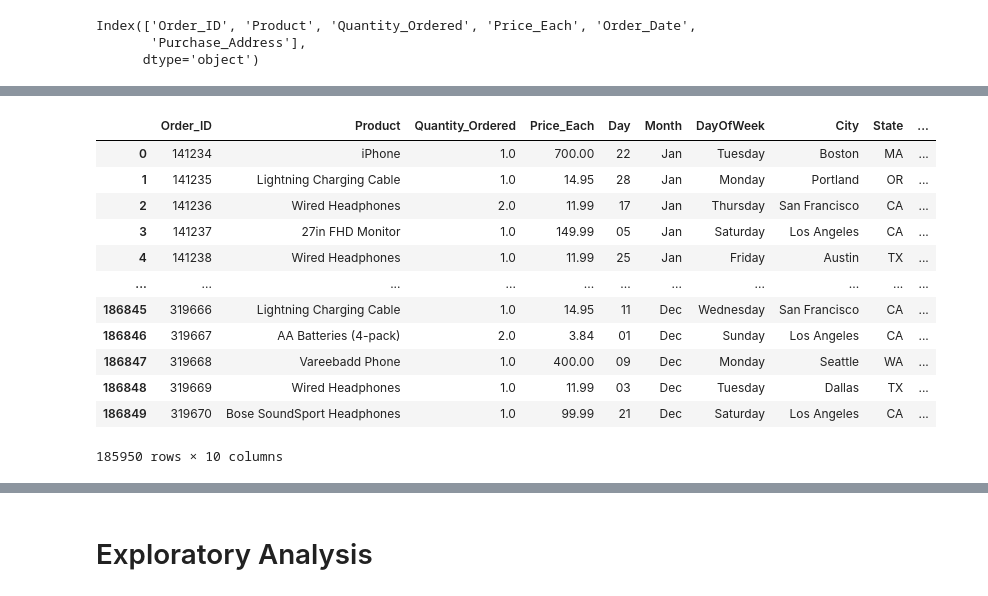
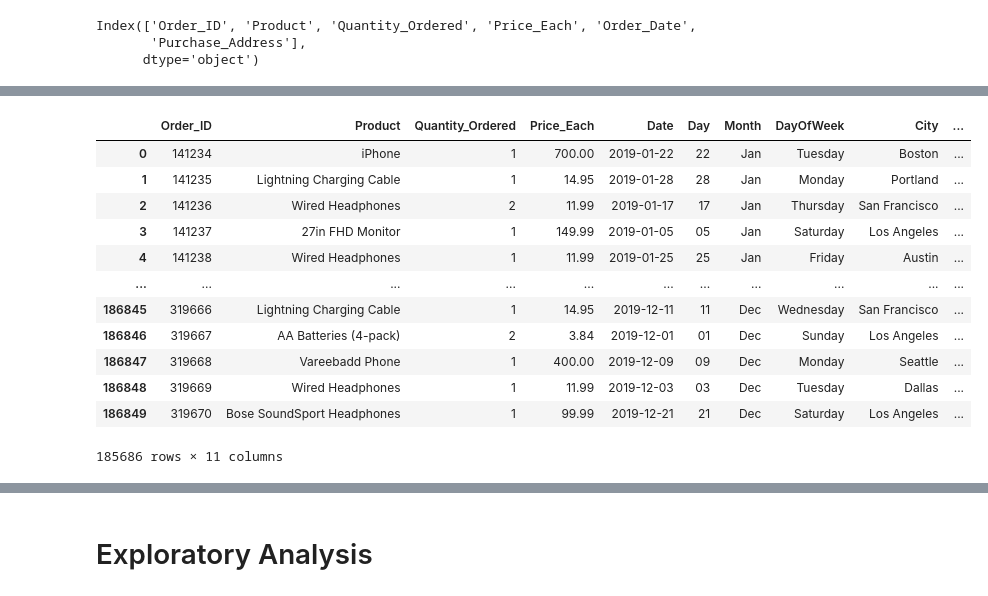
Before and after one commit to AdhamAlQatawy/ElectronicStoreAnalysis, a Jupyter notebook: SalesNoteBook.ipynb, the cells around one changed output, grey strips where cells are left out. Saved outputs shown, nothing was run; the diff lists cells and outputs as text; code cells hidden in the pictures.

```diff
--- a/SalesNoteBook.ipynb
+++ b/SalesNoteBook.ipynb
@@ -182,0 +203,2 @@ df_modified.query("Product == 'Product'")
+# %%
+df_modified.drop_duplicates(inplace=True)
@@ -359,7 +369,7 @@ ME     2455
 Name: State, dtype: int64
 # %%
 # Getting the total price for each order
-df_modified['Total_Price'] = df_modified['Quantity_Ordered']* df_modified['Price_Each']
+df_modified['Sales'] = df_modified['Quantity_Ordered']* df_modified['Price_Each']
 df_modified
 # %% [output]
 |  | Order_ID | Product | Quantity_Ordered | Price_Each | Order_Date | Purchase_Address | Date | Day | ... |
@@ -378,18 +388,18 @@ df_modified
 # %%
 # Dropping order_date and address columns
-df_modified.drop(columns=['Order_Date', 'Purchase_Address', 'Date'], inplace=True)
+df_modified.drop(columns=['Order_Date', 'Purchase_Address'], inplace=True)
 df_modified
 # %% [output]
-|  | Order_ID | Product | Quantity_Ordered | Price_Each | Day | Month | DayOfWeek | City | State | ... |
-| 0 | 141234 | iPhone | 1.0 | 700.00 | 22 | Jan | Tuesday | Boston | MA | ... |
-| 1 | 141235 | Lightning Charging Cable | 1.0 | 14.95 | 28 | Jan | Monday | Portland | OR | ... |
-| 2 | 141236 | Wired Headphones | 2.0 | 11.99 | 17 | Jan | Thursday | San Francisco | CA | ... |
-| 3 | 141237 | 27in FHD Monitor | 1.0 | 149.99 | 05 | Jan | Saturday | Los Angeles | CA | ... |
-| 4 | 141238 | Wired Headphones | 1.0 | 11.99 | 25 | Jan | Friday | Austin | TX | ... |
+|  | Order_ID | Product | Quantity_Ordered | Price_Each | Date | Day | Month | DayOfWeek | City | ... |
+| 0 | 141234 | iPhone | 1 | 700.00 | 2019-01-22 | 22 | Jan | Tuesday | Boston | ... |
+| 1 | 141235 | Lightning Charging Cable | 1 | 14.95 | 2019-01-28 | 28 | Jan | Monday | Portland | ... |
+| 2 | 141236 | Wired Headphones | 2 | 11.99 | 2019-01-17 | 17 | Jan | Thursday | San Francisco | ... |
+| 3 | 141237 | 27in FHD Monitor | 1 | 149.99 | 2019-01-05 | 05 | Jan | Saturday | Los Angeles | ... |
+| 4 | 141238 | Wired Headphones | 1 | 11.99 | 2019-01-25 | 25 | Jan | Friday | Austin | ... |
 | ... | ... | ... | ... | ... | ... | ... | ... | ... | ... | ... |
-| 186845 | 319666 | Lightning Charging Cable | 1.0 | 14.95 | 11 | Dec | Wednesday | San Francisco | CA | ... |
-| 186846 | 319667 | AA Batteries (4-pack) | 2.0 | 3.84 | 01 | Dec | Sunday | Los Angeles | CA | ... |
-| 186847 | 319668 | Vareebadd Phone | 1.0 | 400.00 | 09 | Dec | Monday | Seattle | WA | ... |
-| 186848 | 319669 | Wired Headphones | 1.0 | 11.99 | 03 | Dec | Tuesday | Dallas | TX | ... |
-| 186849 | 319670 | Bose SoundSport Headphones | 1.0 | 99.99 | 21 | Dec | Saturday | Los Angeles | CA | ... |
+| 186845 | 319666 | Lightning Charging Cable | 1 | 14.95 | 2019-12-11 | 11 | Dec | Wednesday | San Francisco | ... |
+| 186846 | 319667 | AA Batteries (4-pack) | 2 | 3.84 | 2019-12-01 | 01 | Dec | Sunday | Los Angeles | ... |
+| 186847 | 319668 | Vareebadd Phone | 1 | 400.00 | 2019-12-09 | 09 | Dec | Monday | Seattle | ... |
+| 186848 | 319669 | Wired Headphones | 1 | 11.99 | 2019-12-03 | 03 | Dec | Tuesday | Dallas | ... |
+| 186849 | 319670 | Bose SoundSport Headphones | 1 | 99.99 | 2019-12-21 | 21 | Dec | Saturday | Los Angeles | ... |
-185950 rows × 10 columns
+185686 rows × 11 columns
```
Also changed, not shown: parts of 28 cells of this notebook, 3 other files.
